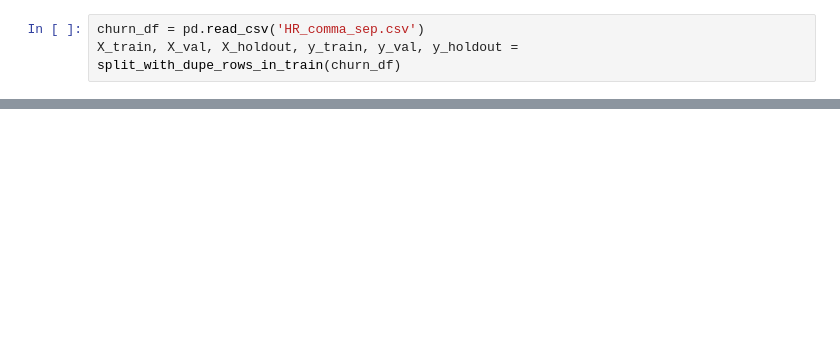
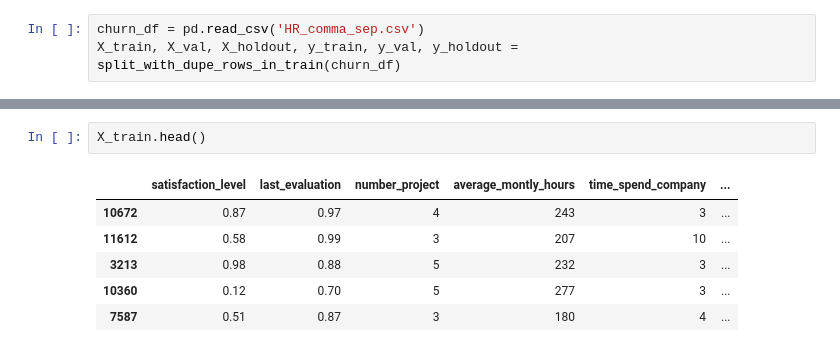
Before and after one commit to NathanMaton/employee_churn_prediction, a Jupyter notebook: 07_Try different classification thresholds.ipynb, the cells around one changed output, grey strips where cells are left out. Cells and saved outputs as stored; diff of their text form; blank space fills up the shorter version.

```diff
--- a/07_Try different classification thresholds.ipynb
+++ b/07_Try different classification thresholds.ipynb
@@ -79,0 +104,9 @@ KeyboardInterrupt:
+# %%
+X_train.head()
+# %% [output]
+|  | satisfaction_level | last_evaluation | number_project | average_montly_hours | time_spend_company | ... |
+| 10672 | 0.87 | 0.97 | 4 | 243 | 3 | ... |
+| 11612 | 0.58 | 0.99 | 3 | 207 | 10 | ... |
+| 3213 | 0.98 | 0.88 | 5 | 232 | 3 | ... |
+| 10360 | 0.12 | 0.70 | 5 | 277 | 3 | ... |
+| 7587 | 0.51 | 0.87 | 3 | 180 | 4 | ... |
```
Also changed, not shown: parts of 8 cells of this notebook, 1 other file.
